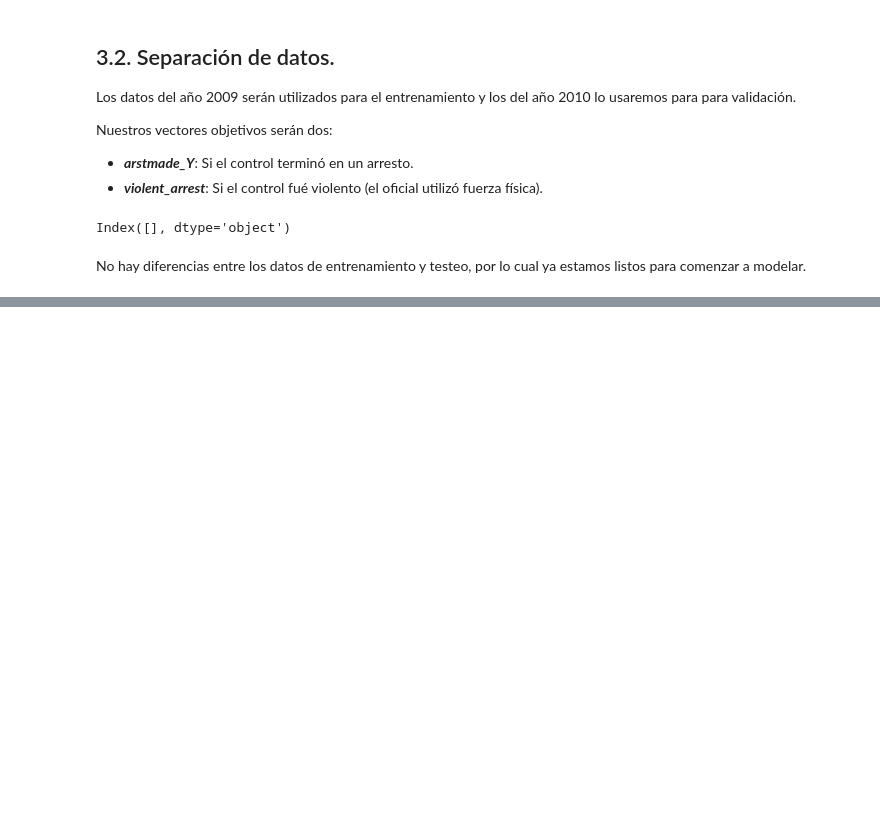
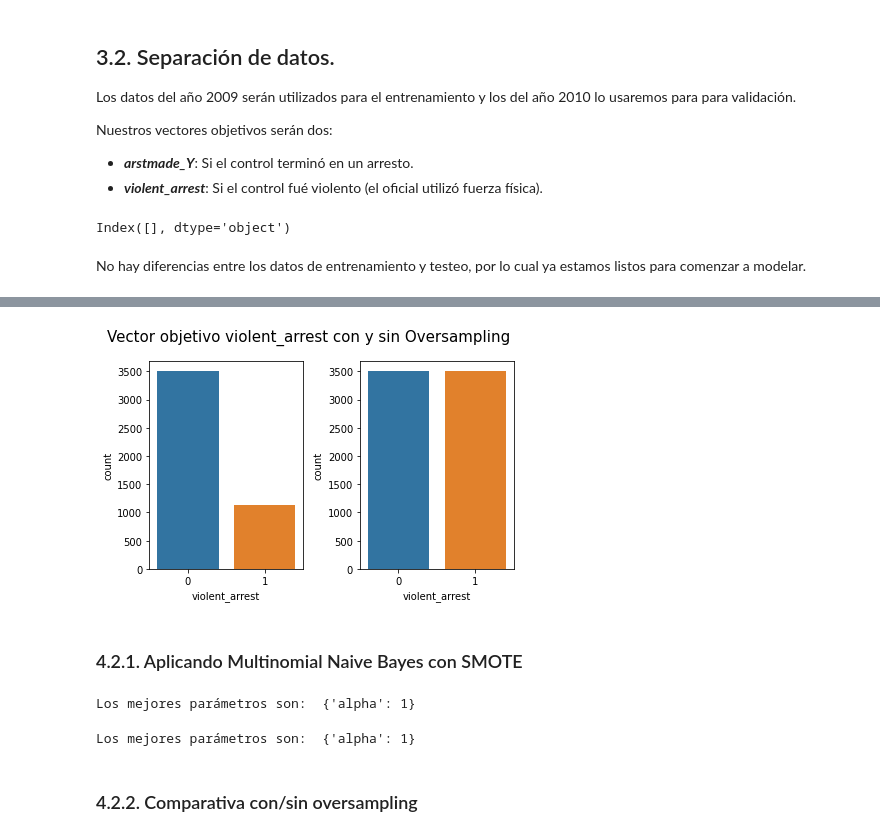
Before and after one commit to Gab0Jorq/risk_and_frisk, a Jupyter notebook: stop_and_frisk.ipynb, the cells around one changed output, grey strips where cells are left out. Cells and saved outputs as stored; diff of their text form; code cells hidden in the pictures; blank space fills up the shorter version.

```diff
--- a/stop_and_frisk.ipynb
+++ b/stop_and_frisk.ipynb
@@ -294,0 +353,33 @@ No hay diferencias entre los datos de entrenamiento y testeo, por lo cual ya est
+# %%
+plt.suptitle('Vector objetivo violent_arrest con y sin Oversampling', fontsize = 15)
+plt.subplot(1, 2, 1)
+sns.countplot(x=y_train_violent)
+plt.subplot(1, 2, 2)
+sns.countplot(x=y_train_oversamp_violent)
+plt.tight_layout()
+# %% [output]
+[figure, added]
+# %% [markdown]
+### 4.2.1. Aplicando Multinomial Naive Bayes con SMOTE
+# %%
+NB_arstmade = GridSearchCV(estimator = MultinomialNB(),
+                         param_grid = grid_params_NB,
+                         scoring = 'accuracy',
+                         cv = 10,
+                         n_jobs = -1)
+NB_arstmade.fit(X_train_arstmade, y_train_arstmade)
+print('Los mejores parámetros son: ', NB_arstmade.best_params_)
+# %% [output]
+Los mejores parámetros son:  {'alpha': 1}
+# %%
+NB_violent = GridSearchCV(estimator = MultinomialNB(),
+                         param_grid = grid_params_NB,
+                         scoring = 'accuracy',
+                         cv = 10,
+                         n_jobs = -1)
+NB_violent.fit(X_train_violent, y_train_violent)
+print('Los mejores parámetros son: ', NB_violent.best_params_)
+# %% [output]
+Los mejores parámetros son:  {'alpha': 1}
+# %% [markdown]
+### 4.2.2. Comparativa con/sin oversampling
```
Also changed, not shown: parts of 59 cells of this notebook.
